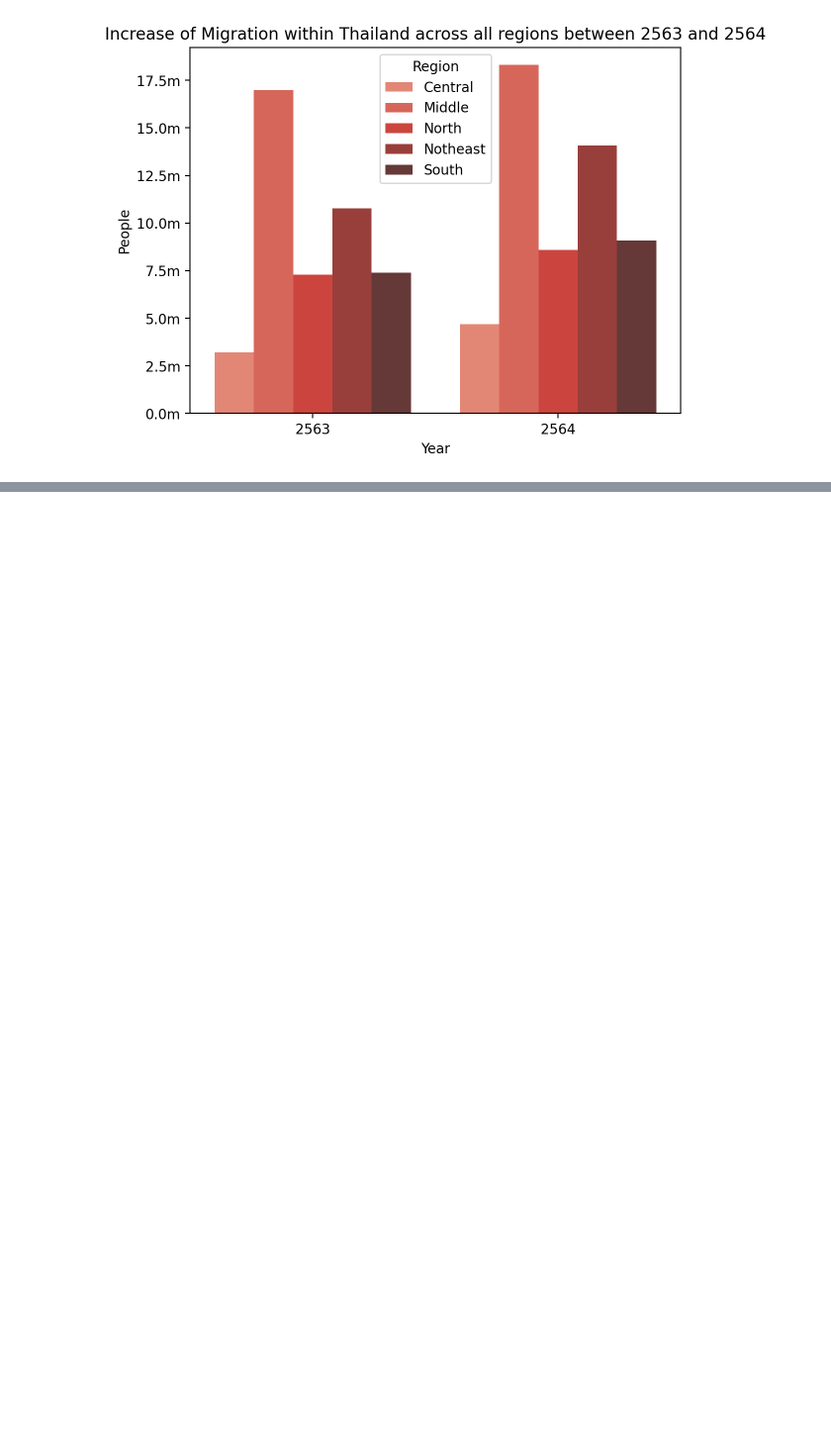
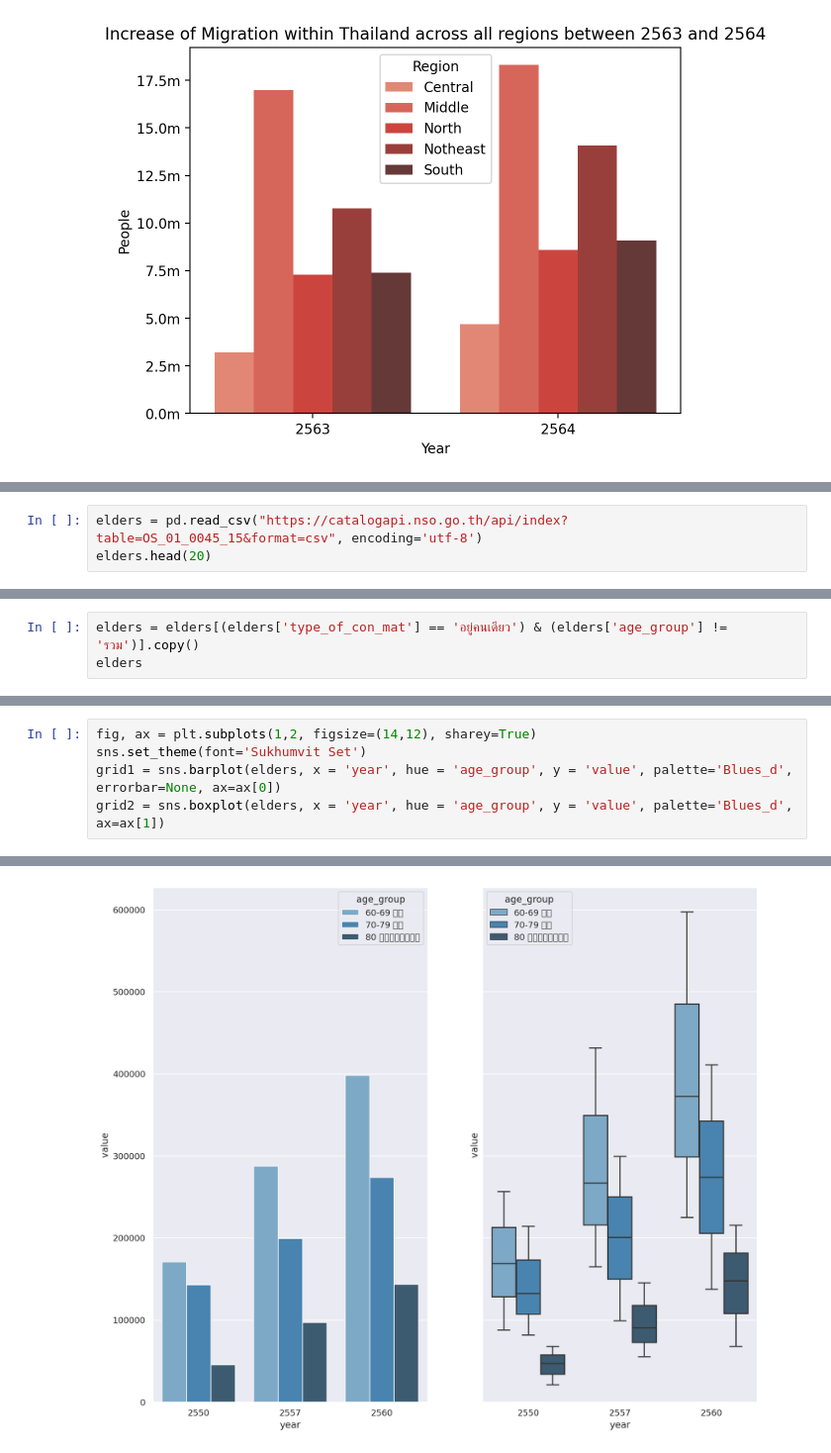
Before and after one commit to Zylink2/Machine_Learning_Project_2, a Jupyter notebook: Com/Test_Com2.ipynb, the cells around one changed output, grey strips where cells are left out. Shown at 99% size. Drawn from its saved outputs; the diff is of its cells as text; blank space fills up the shorter version.

```diff
--- a/Com/Test_Com2.ipynb
+++ b/Com/Test_Com2.ipynb
@@ -251,0 +255,3 @@ interactive(children=(Dropdown(description='Region:', options=('Central', 'Middl
+# %%
+elders = pd.read_csv("https://catalogapi.nso.go.th/api/index?table=OS_01_0045_15&format=csv", encoding='utf-8')
+elders.head(20)
@@ -251,0 +276,3 @@ interactive(children=(Dropdown(description='Region:', options=('Central', 'Middl
+# %%
+elders = elders[(elders['type_of_con_mat'] == 'อยู่คนเดียว') & (elders['age_group'] != 'รวม')].copy()
+elders
@@ -251,0 +297,6 @@ interactive(children=(Dropdown(description='Region:', options=('Central', 'Middl
+# %%
+fig, ax = plt.subplots(1,2, figsize=(14,12), sharey=True)
+sns.set_theme(font='Sukhumvit Set')
+grid1 = sns.barplot(elders, x = 'year', hue = 'age_group', y = 'value', palette='Blues_d', errorbar=None, ax=ax[0])
+grid2 = sns.boxplot(elders, x = 'year', hue = 'age_group', y = 'value', palette='Blues_d', ax=ax[1])
+# %% [output]
@@ -251,0 +320 @@ interactive(children=(Dropdown(description='Region:', options=('Central', 'Middl
+[figure, added]
```
Also changed, not shown: parts of 10 cells of this notebook.
